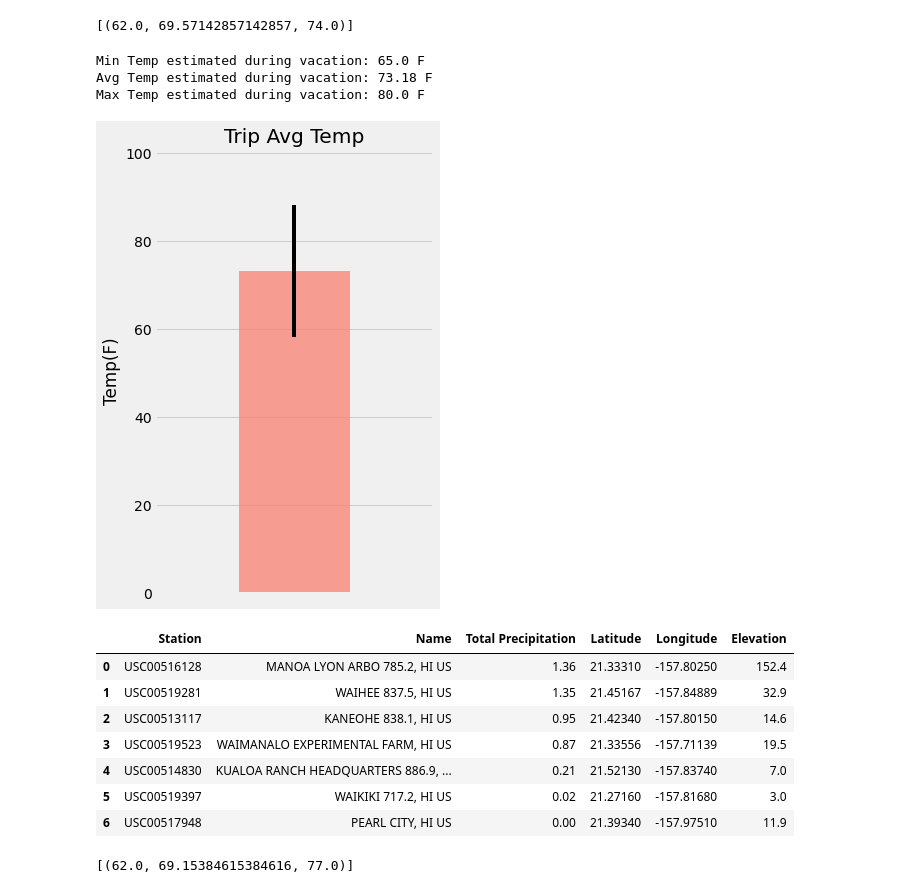
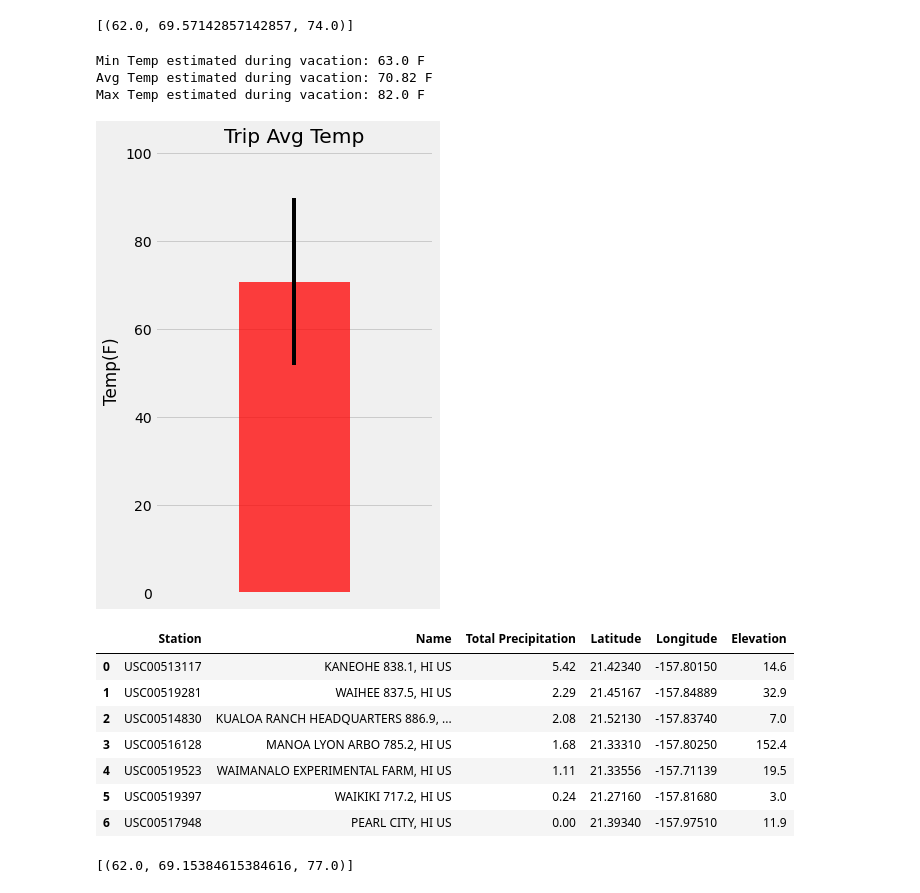
Before and after one commit to hamidzar/Data-Analytics, a Jupyter notebook: SQLAlchemy-Challenge/climate_starter.ipynb, the cells around one changed output. Drawn from its saved outputs; the diff is of its cells as text; code cells hidden in the pictures.

```diff
--- a/SQLAlchemy-Challenge/climate_starter.ipynb
+++ b/SQLAlchemy-Challenge/climate_starter.ipynb
@@ -238,8 +238,8 @@ print(calc_temps('2012-02-28', '2012-03-05'))
 # Use your previous function `calc_temps` to calculate the tmin, tavg, and tmax
 # for your trip using the previous year's data for those same dates.
 # applying the calc_temps function to our trip time.
-trip_start_date = '2018-03-14'
-trip_end_date = '2018-03-28'
+trip_start_date = '2017-03-12'
+trip_end_date = '2017-03-28'
 
 #calculated trip start and end date for previous year by subtracting 365 days from planned trip start and end date
 trip_start_prev = dt.datetime.strptime(trip_start_date, '%Y-%m-%d') - dt.timedelta(days=365)
@@ -250,33 +250,33 @@ print(f"Min Temp estimated during vacation: {my_trip[0][0]} F")
 print(f"Avg Temp estimated during vacation: {round(my_trip[0][1], 2)} F")
 print(f"Max Temp estimated during vacation: {my_trip[0][2]} F")
 # %% [output]
-Min Temp estimated during vacation: 65.0 F
-Avg Temp estimated during vacation: 73.18 F
-Max Temp estimated during vacation: 80.0 F
+Min Temp estimated during vacation: 63.0 F
+Avg Temp estimated during vacation: 70.82 F
+Max Temp estimated during vacation: 82.0 F
 # %%
 # Plot the min, avg, and max Temperatures from the Previous Query as a Bar Chart
 
 my_trip_df = pd.DataFrame(my_trip, columns=["TMIN", "TAVG", "TMAX"])
 
 # Use the peak-to-peak (tmax-tmin) value as the y error bar (yerr)
 yerr = my_trip_df["TMAX"] - my_trip_df["TMIN"]
 
 # Use the Average Temperature for the y Value
-my_trip_df.plot.bar(y="TAVG",yerr=yerr, color='salmon', alpha=0.75, align='center',figsize=(5,7), legend = None, width = 0.8)
+my_trip_df.plot.bar(y="TAVG",yerr=yerr, color='red', alpha=0.75, align='center',figsize=(5,7), legend = None, width = 0.8)
 
 # Use "Trip Avg Temp" as your Title
 plt.title('Trip Avg Temp')
 
 # Plot the results from your previous query as a bar chart.
 plt.ylabel('Temp(F)')
 plt.ylim(0,101)
 plt.xlim(-1,1)
 plt.xticks([])
 plt.tight_layout()
 plt.savefig("Images/trip_avg_temp.png")
 plt.show()
 # %% [output]
-[figure, old version]
+[figure, new version]
 # %%
 # Calculate the total amount of rainfall per weather station for your trip dates using the previous year's matching dates.
 # Sort this in descending order by precipitation amount and list the station, name, latitude, longitude, and elevation
@@ -302,12 +302,12 @@ rain_trip_db= pd.DataFrame(stationRain, columns = ['Station','Name','Total Preci
 rain_trip_db
 # %% [output]
 |  | Station | Name | Total Precipitation | Latitude | Longitude | Elevation |
-| 0 | USC00516128 | MANOA LYON ARBO 785.2, HI US | 1.36 | 21.33310 | -157.80250 | 152.4 |
-| 1 | USC00519281 | WAIHEE 837.5, HI US | 1.35 | 21.45167 | -157.84889 | 32.9 |
-| 2 | USC00513117 | KANEOHE 838.1, HI US | 0.95 | 21.42340 | -157.80150 | 14.6 |
-| 3 | USC00519523 | WAIMANALO EXPERIMENTAL FARM, HI US | 0.87 | 21.33556 | -157.71139 | 19.5 |
-| 4 | USC00514830 | KUALOA RANCH HEADQUARTERS 886.9, ... | 0.21 | 21.52130 | -157.83740 | 7.0 |
-| 5 | USC00519397 | WAIKIKI 717.2, HI US | 0.02 | 21.27160 | -157.81680 | 3.0 |
+| 0 | USC00513117 | KANEOHE 838.1, HI US | 5.42 | 21.42340 | -157.80150 | 14.6 |
+| 1 | USC00519281 | WAIHEE 837.5, HI US | 2.29 | 21.45167 | -157.84889 | 32.9 |
+| 2 | USC00514830 | KUALOA RANCH HEADQUARTERS 886.9, ... | 2.08 | 21.52130 | -157.83740 | 7.0 |
+| 3 | USC00516128 | MANOA LYON ARBO 785.2, HI US | 1.68 | 21.33310 | -157.80250 | 152.4 |
+| 4 | USC00519523 | WAIMANALO EXPERIMENTAL FARM, HI US | 1.11 | 21.33556 | -157.71139 | 19.5 |
+| 5 | USC00519397 | WAIKIKI 717.2, HI US | 0.24 | 21.27160 | -157.81680 | 3.0 |
 | 6 | USC00517948 | PEARL CITY, HI US | 0.00 | 21.39340 | -157.97510 | 11.9 |
 # %%
 # Create a query that will calculate the daily normals
```
Also changed, not shown: parts of 2 cells of this notebook, 2 other files.
